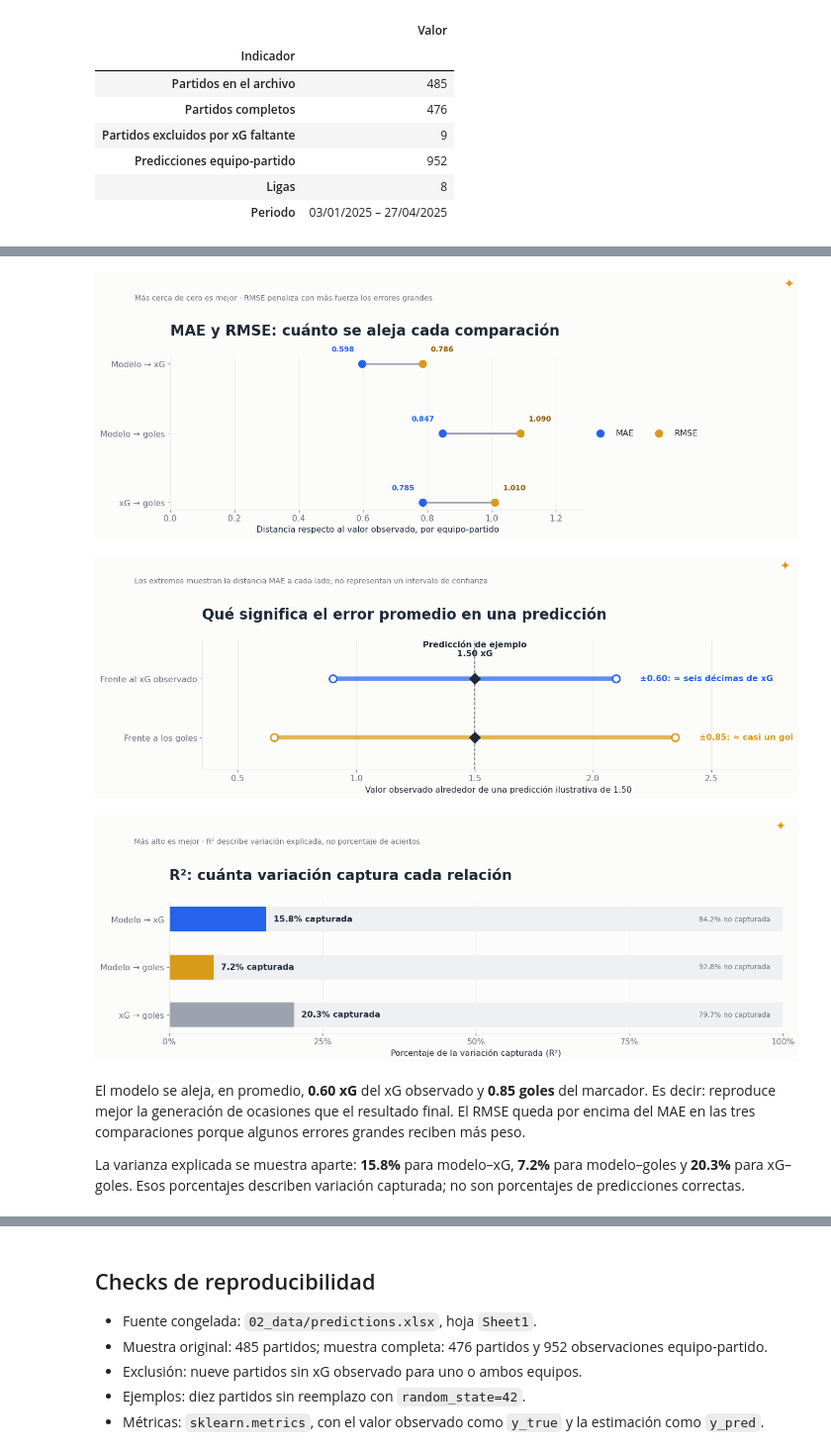
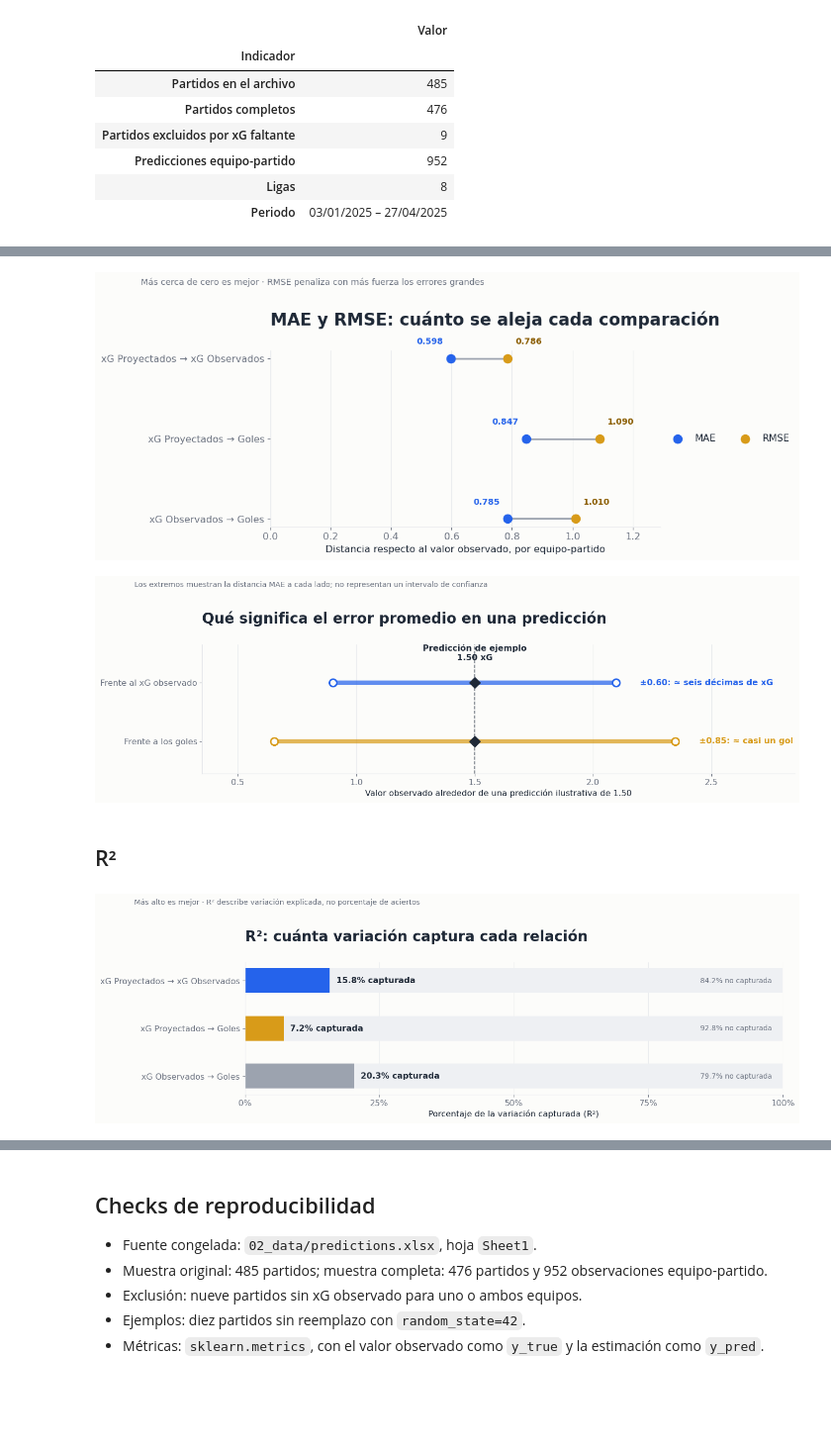
Before and after one commit to venomio5/data-analytics-portfolio, a Jupyter notebook: modelo-prediccion-futbol/05_results/01_xg_analysis.ipynb, the cells around one changed output, grey strips where cells are left out. Shown at 99% size. Drawn from its saved outputs; the diff is of its cells as text; code cells hidden in the pictures; blank space fills up the shorter version.

```diff
--- a/modelo-prediccion-futbol/05_results/01_xg_analysis.ipynb
+++ b/modelo-prediccion-futbol/05_results/01_xg_analysis.ipynb
@@ -52,9 +48,8 @@ def clean_axes(ax, grid_axis="y", keep_left=True, keep_bottom=True):
     ax.set_axisbelow(True)
 
 
-def finish_chart(fig, subtitle, y=0.93):
+def finish_chart(fig, subtitle, y=0.90):
     fig.text(0.06, y, subtitle, fontsize=10.3, color=MUTED, ha="left")
-    fig.text(0.975, 0.975, "✦", fontsize=17, color=GOLD, ha="right", va="top")
 
 
 data_candidates = [Path("../02_data"), Path("02_data")]
@@ -192,9 +173,9 @@ def regression_metrics(observed, estimated):
 
 
 metric_specs = [
-    ("Modelo → xG", team_observations["observed_xg"], team_observations["predicted_xg"]),
-    ("Modelo → goles", team_observations["observed_goals"], team_observations["predicted_xg"]),
-    ("xG → goles", team_observations["observed_goals"], team_observations["observed_xg"]),
+    ("xG Proyectados → xG Observados", team_observations["observed_xg"], team_observations["predicted_xg"]),
+    ("xG Proyectados → Goles", team_observations["observed_goals"], team_observations["predicted_xg"]),
+    ("xG Observados → Goles", team_observations["observed_goals"], team_observations["observed_xg"]),
 ]
 
 metrics = pd.DataFrame(
@@ -226,39 +207,41 @@ finish_chart(fig, "Más cerca de cero es mejor · RMSE penaliza con más fuerza
 plt.tight_layout(rect=(0, 0, 0.86, 0.84))
 plt.show()
 # %% [output]
-[figure, old version]
+[figure, new version]
 # %%
 example_prediction = 1.50
-model_xg_mae = metrics.loc["Modelo → xG", "MAE"]
-model_goal_mae = metrics.loc["Modelo → goles", "MAE"]
+model_xg_mae = metrics.loc["xG Proyectados → xG Observados", "MAE"]
+model_goal_mae = metrics.loc["xG Proyectados → Goles", "MAE"]
 
 mae_examples = [
     ("Frente al xG observado", model_xg_mae, BLUE, "≈ seis décimas de xG"),
     ("Frente a los goles", model_goal_mae, GOLD, "≈ casi un gol"),
 ]
 
 fig, ax = plt.subplots(figsize=(13.8, 4.8))
 for y, (label, distance, color, plain_text) in zip([1, 0], mae_examples):
     low, high = example_prediction - distance, example_prediction + distance
     ax.plot([low, high], [y, y], color=color, linewidth=6, solid_capstyle="round", alpha=0.72)
     ax.scatter([low, high], [y, y], s=105, facecolor=PAPER, edgecolor=color, linewidth=2.2, zorder=3)
     ax.scatter(example_prediction, y, s=115, color=INK, marker="D", zorder=4)
     ax.text(high + 0.10, y, f"±{distance:.2f}: {plain_text}", va="center", color=color, fontweight="bold")
 
 ax.axvline(example_prediction, color=INK, linestyle="--", linewidth=1.2, alpha=0.7)
 ax.text(example_prediction, 1.36, "Predicción de ejemplo\n1.50 xG", ha="center", va="bottom", color=INK, fontweight="bold")
 ax.set_yticks([1, 0], [item[0] for item in mae_examples])
 ax.set_xlim(0.35, 2.85)
 ax.set_ylim(-0.55, 1.65)
 ax.set_xlabel("Valor observado alrededor de una predicción ilustrativa de 1.50")
 ax.set_title("Qué significa el error promedio en una predicción", loc="left", fontsize=20, pad=30)
 clean_axes(ax, grid_axis="x")
 
 finish_chart(fig, "Los extremos muestran la distancia MAE a cada lado; no representan un intervalo de confianza", y=0.88)
 plt.tight_layout(rect=(0, 0, 1, 0.82))
 plt.show()
 # %% [output]
-[figure, old version]
+[figure, new version]
+# %% [markdown]
+## R²
 # %%
 r2_percent = metrics["R²"] * 100
 r2_colors = [BLUE, GOLD, GREY]
@@ -283,9 +266,5 @@ finish_chart(fig, "Más alto es mejor · R² describe variación explicada, no p
 plt.tight_layout(rect=(0, 0, 1, 0.82))
 plt.show()
 # %% [output]
-[figure, old version]
+[figure, new version]
-# %% [markdown]
-El modelo se aleja, en promedio, **0.60 xG** del xG observado y **0.85 goles** del marcador. Es decir: reproduce mejor la generación de ocasiones que el resultado final. El RMSE queda por encima del MAE en las tres comparaciones porque algunos errores grandes reciben más peso.
-
-La varianza explicada se muestra aparte: **15.8%** para modelo–xG, **7.2%** para modelo–goles y **20.3%** para xG–goles. Esos porcentajes describen variación capturada; no son porcentajes de predicciones correctas.
 # %% [markdown]
```
Also changed, not shown: parts of 18 cells of this notebook, 3 other files.
